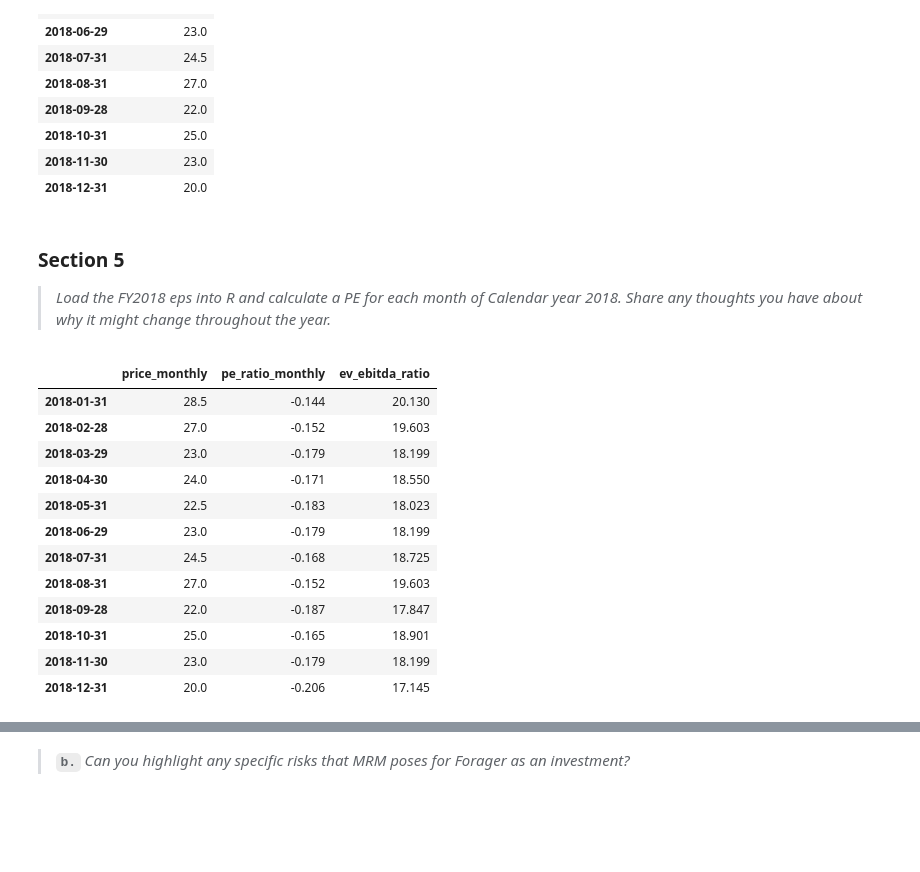
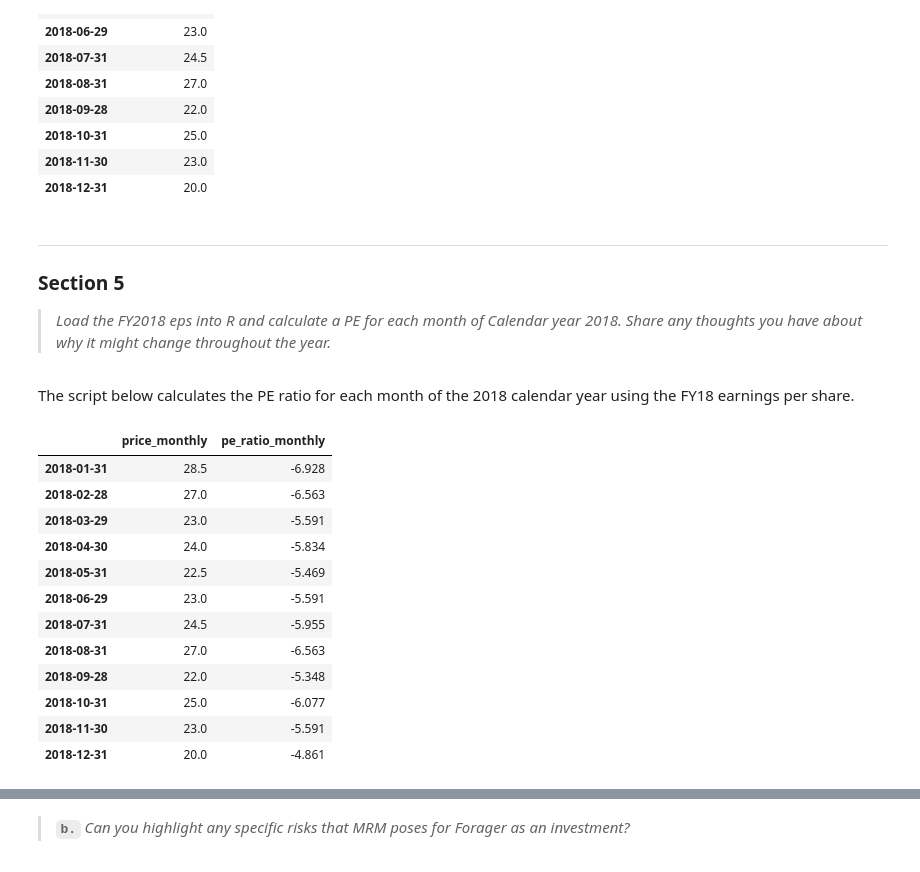
Before and after one commit to lei-per/MMA, a Jupyter notebook: exercise.ipynb, the cells around one changed output, grey strips where cells are left out. Drawn from its saved outputs; the diff is of its cells as text; code cells hidden in the pictures; blank space fills up the shorter version.

```diff
--- a/exercise.ipynb
+++ b/exercise.ipynb
@@ -13,7 +14,7 @@ Profit and loss accounts for continuing operations has stored in a CSV file: htt
 The script below reads the data from the CSV file into a dataframe in R.
 # %%
 # Read data from CSV file
-financials = read.csv("financials.csv", row.names = 1, header = TRUE)
+financials <- read.csv("financials.csv", row.names = 1, header = TRUE)
 financials
 # %% [output]
 |  | FY17 | FY18 | FY19 |
@@ -145,16 +141,0 @@ data.frame(ebitda)
-# %%
-# Add cash equivalents and non current liabilities to the profit and loss account data
-cash_equivalents <- c(28757, 69648, 70155)
-noncurrent_liabilities <- c(323929, 265215, 268255)
-financials["cash_equivalents",] <- cash_equivalents
-financials["noncurrent_liabilities",] <- noncurrent_liabilities
-financials
-
-# Calculate Enterprise Value
-enterprise_value <- round(ordinary_shares * price_per_share / 100 + noncurrent_liabilities - cash_equivalents)
-
-# Add new columns to the analysis dataframe
-analysis$ebitda <- ebitda
-analysis$enterprise_value <- enterprise_value
-analysis$ev_ebitda_ratio <- round(enterprise_value / ebitda, 3)
-analysis
@@ -206,33 +172,30 @@ data.frame(prices_CY18_monthly)
 | 2018-11-30 | 23.0 |
 | 2018-12-31 | 20.0 |
 # %% [markdown]
+***
 ### Section 5
 > *Load the FY2018 eps into R and calculate a PE for each month of Calendar year 2018. Share any thoughts you have about why it might change throughout the year.*
+# %% [markdown]
+The script below calculates the PE ratio for each month of the 2018 calendar year using the FY18 earnings per share.
 # %%
 # Calculate monthly PE ratio
-pe_ratio_monthly <- round(analysis["FY18", "earnings_per_share"] / prices_CY18_monthly, 3)
+pe_ratio_monthly <- round(prices_CY18_monthly / analysis["FY18", "earnings_per_share"], 3)
 names(pe_ratio_monthly) <- "pe_ratio_monthly"
 
-# Calculate monthly EV / EBITDA ratios
-enterprise_value_monthly <- analysis["FY18", "ordinary_shares"] * prices_CY18_monthly / 100 +
-    financials["noncurrent_liabilities", "FY18"] - financials["cash_equivalents", "FY18"]
-ev_ebitda_ratio_monthly <- round(enterprise_value_monthly / analysis["FY18", "ebitda"], 3)
-names(ev_ebitda_ratio_monthly) <- "ev_ebitda_ratio"
-
-# Summarise results in a dataframe
-analysis_monthly <- data.frame(prices_CY18_monthly, pe_ratio_monthly, ev_ebitda_ratio_monthly)
+# Summarise results in the analysis_monthly dataframe
+analysis_monthly <- data.frame(prices_CY18_monthly, pe_ratio_monthly)
 analysis_monthly
 # %% [output]
-|  | price_monthly | pe_ratio_monthly | ev_ebitda_ratio |
-| 2018-01-31 | 28.5 | -0.144 | 20.130 |
-| 2018-02-28 | 27.0 | -0.152 | 19.603 |
-| 2018-03-29 | 23.0 | -0.179 | 18.199 |
-| 2018-04-30 | 24.0 | -0.171 | 18.550 |
-| 2018-05-31 | 22.5 | -0.183 | 18.023 |
-| 2018-06-29 | 23.0 | -0.179 | 18.199 |
-| 2018-07-31 | 24.5 | -0.168 | 18.725 |
-| 2018-08-31 | 27.0 | -0.152 | 19.603 |
-| 2018-09-28 | 22.0 | -0.187 | 17.847 |
-| 2018-10-31 | 25.0 | -0.165 | 18.901 |
-| 2018-11-30 | 23.0 | -0.179 | 18.199 |
-| 2018-12-31 | 20.0 | -0.206 | 17.145 |
+|  | price_monthly | pe_ratio_monthly |
+| 2018-01-31 | 28.5 | -6.928 |
+| 2018-02-28 | 27.0 | -6.563 |
+| 2018-03-29 | 23.0 | -5.591 |
+| 2018-04-30 | 24.0 | -5.834 |
+| 2018-05-31 | 22.5 | -5.469 |
+| 2018-06-29 | 23.0 | -5.591 |
+| 2018-07-31 | 24.5 | -5.955 |
+| 2018-08-31 | 27.0 | -6.563 |
+| 2018-09-28 | 22.0 | -5.348 |
+| 2018-10-31 | 25.0 | -6.077 |
+| 2018-11-30 | 23.0 | -5.591 |
+| 2018-12-31 | 20.0 | -4.861 |
```
Also changed, not shown: parts of 27 cells of this notebook.
